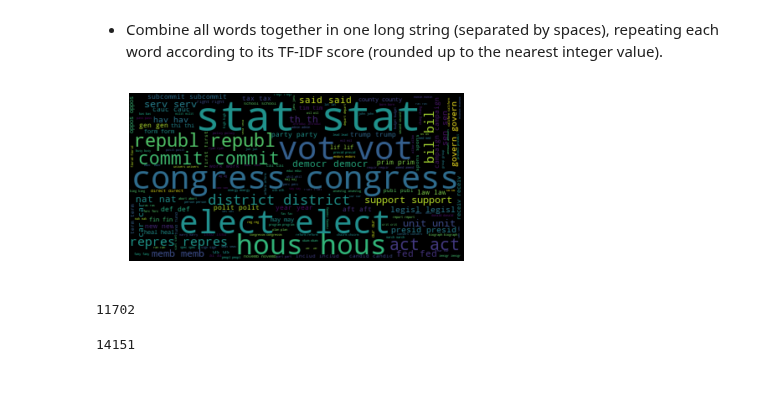
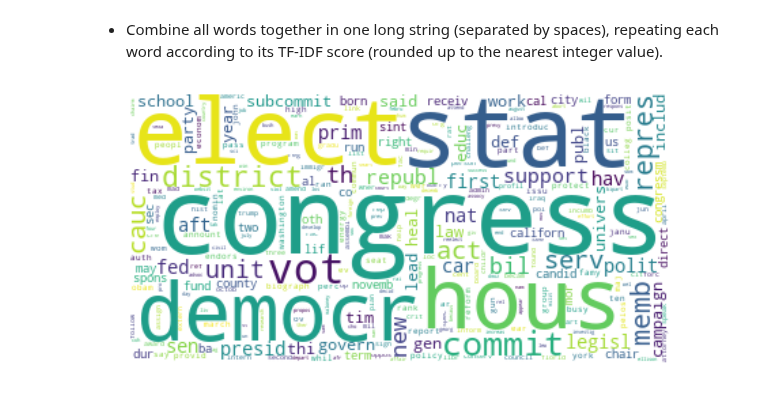
Before and after one commit to thomasnilsson/02805-social-graphs-2018, a Jupyter notebook: week7/Exercise3.ipynb, the cells around one changed output. Cells and saved outputs as stored; diff of their text form; code cells hidden in the pictures.

```diff
--- a/week7/Exercise3.ipynb
+++ b/week7/Exercise3.ipynb
@@ -8,8 +8,11 @@ import numpy as np
 import pickle
 # %%
 # Load TDIDF scores
-tfidf_repub = np.load("tdidf_repub.npy")
-tfidf_demo = np.load("tfidf_demo.npy")
+#tfidf_repub = np.load("tdidf_repub_2.npy")
+#tfidf_demo = np.load("tfidf_demo_2.npy")
+
+tfidf_repub = np.load("tdidf_repub_2.npy")
+tfidf_demo = np.load("tfidf_demo_2.npy")
 
 # Load terms in most common order
 file = open("most_common_repub.obj",'rb')
@@ -38,14 +39,14 @@ repub_wc = WordCloud().generate(repub_wc_string)
-# %%
-plt.imshow(repub_wc, interpolation='bilinear')
-plt.axis("off")
-plt.show()
-# %% [output]
-[figure, removed]
-# %%
-rounded_repub[1]
-# %% [output]
-11702
-# %%
-repub_wc_string.count("congress")
-# %% [output]
-14151
+# %%
+repub_wc = WordCloud(
+    background_color="white",
+    max_words=4000, contour_width=3,
+    contour_color='steelblue',
+    collocations=False
+).generate(repub_wc_string)
+
+plt.figure(figsize=[10,5])
+plt.imshow(demo_wc, interpolation='bilinear')
+plt.axis("off")
+plt.show()
+# %% [output]
+[figure, added]
```
Also changed, not shown: parts of 2 cells of this notebook, 4 other files.
